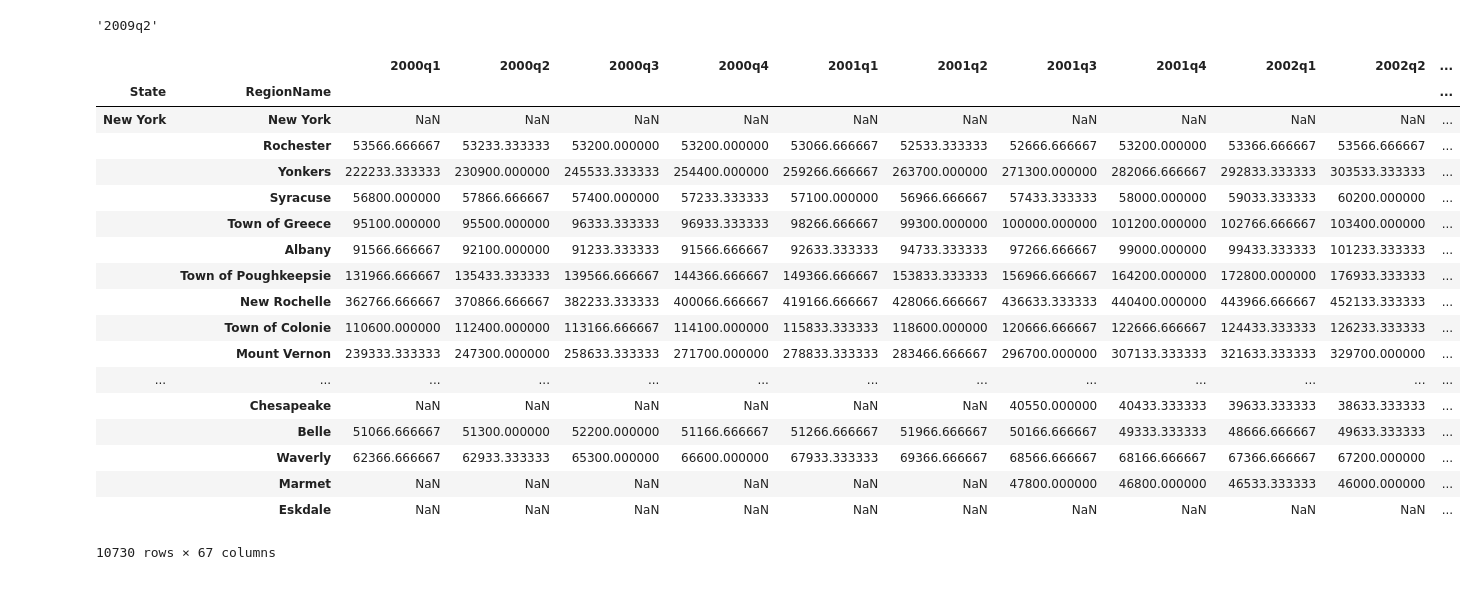
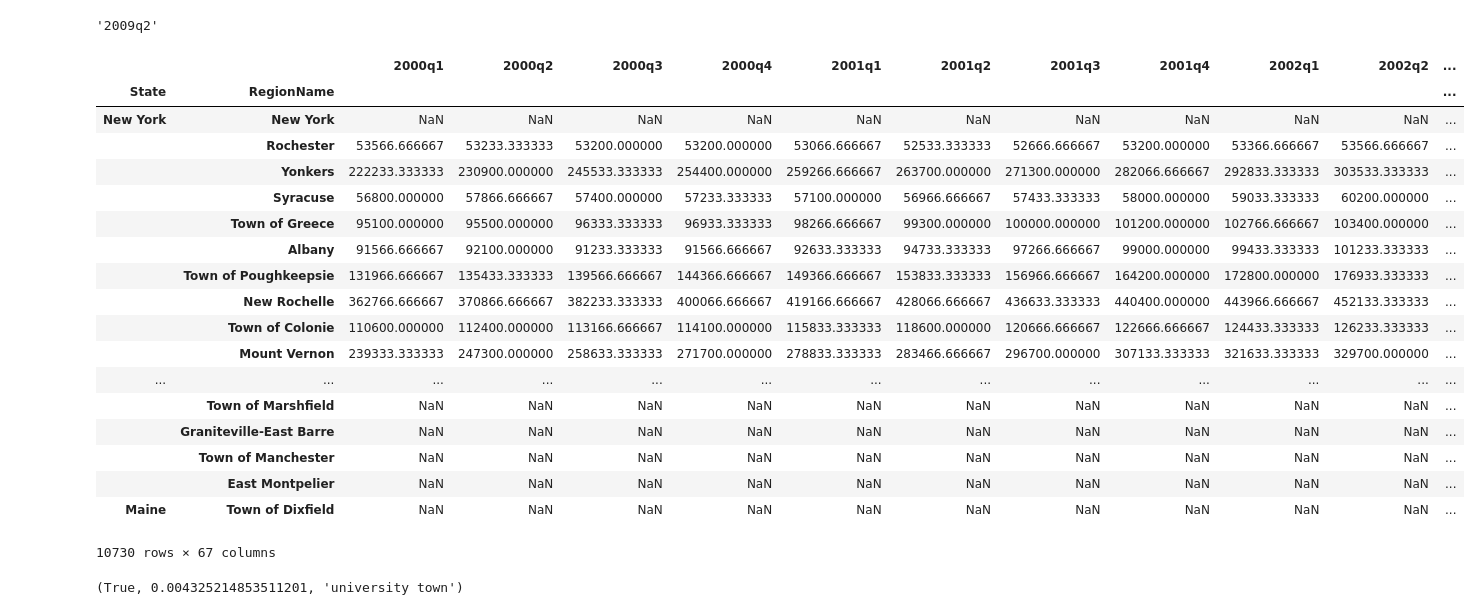
Before and after one commit to bholbein/applied-data-science-with-python, a Jupyter notebook: Introduction/Assignment+4.ipynb, the cells around one changed output. Drawn from its saved outputs; the diff is of its cells as text; code cells hidden in the pictures.

```diff
--- a/Introduction/Assignment+4.ipynb
+++ b/Introduction/Assignment+4.ipynb
@@ -165,41 +180,42 @@ def convert_housing_data_to_quarters():
     not arbitrary three month periods.
 
     The resulting dataframe should have 67 columns, and 10,730 rows.
     '''
+
     housing = (pd.read_csv('City_Zhvi_AllHomes.csv')
                .rename(columns={'State': 'state_short'})
+               .merge(states_map, left_on="state_short", right_on="state_short")
+               .set_index(['State', 'RegionName'])
               )
-    housing = (pd.merge(housing, states_map, left_on="state_short", right_on="state_short")
-              .set_index(['State', 'RegionName'])
-              )
+
     housing = (housing
                .loc[:,'2000-01':]
                .groupby(pd.PeriodIndex(housing.loc[:,'2000-01':].columns, freq='Q'), axis=1)
                .mean()
                .rename(columns=lambda c: str(c).lower())
              )
     return housing
 
 convert_housing_data_to_quarters()
 # %% [output]
 |  |  | 2000q1 | 2000q2 | 2000q3 | 2000q4 | 2001q1 | 2001q2 | 2001q3 | 2001q4 | 2002q1 | 2002q2 | ... |
 | State | RegionName |  |  |  |  |  |  |  |  |  |  | ... |
 | New York | New York | NaN | NaN | NaN | NaN | NaN | NaN | NaN | NaN | NaN | NaN | ... |
 |  | Rochester | 53566.666667 | 53233.333333 | 53200.000000 | 53200.000000 | 53066.666667 | 52533.333333 | 52666.666667 | 53200.000000 | 53366.666667 | 53566.666667 | ... |
 |  | Yonkers | 222233.333333 | 230900.000000 | 245533.333333 | 254400.000000 | 259266.666667 | 263700.000000 | 271300.000000 | 282066.666667 | 292833.333333 | 303533.333333 | ... |
 |  | Syracuse | 56800.000000 | 57866.666667 | 57400.000000 | 57233.333333 | 57100.000000 | 56966.666667 | 57433.333333 | 58000.000000 | 59033.333333 | 60200.000000 | ... |
 |  | Town of Greece | 95100.000000 | 95500.000000 | 96333.333333 | 96933.333333 | 98266.666667 | 99300.000000 | 100000.000000 | 101200.000000 | 102766.666667 | 103400.000000 | ... |
 |  | Albany | 91566.666667 | 92100.000000 | 91233.333333 | 91566.666667 | 92633.333333 | 94733.333333 | 97266.666667 | 99000.000000 | 99433.333333 | 101233.333333 | ... |
 |  | Town of Poughkeepsie | 131966.666667 | 135433.333333 | 139566.666667 | 144366.666667 | 149366.666667 | 153833.333333 | 156966.666667 | 164200.000000 | 172800.000000 | 176933.333333 | ... |
 |  | New Rochelle | 362766.666667 | 370866.666667 | 382233.333333 | 400066.666667 | 419166.666667 | 428066.666667 | 436633.333333 | 440400.000000 | 443966.666667 | 452133.333333 | ... |
 |  | Town of Colonie | 110600.000000 | 112400.000000 | 113166.666667 | 114100.000000 | 115833.333333 | 118600.000000 | 120666.666667 | 122666.666667 | 124433.333333 | 126233.333333 | ... |
 |  | Mount Vernon | 239333.333333 | 247300.000000 | 258633.333333 | 271700.000000 | 278833.333333 | 283466.666667 | 296700.000000 | 307133.333333 | 321633.333333 | 329700.000000 | ... |
 | ... | ... | ... | ... | ... | ... | ... | ... | ... | ... | ... | ... | ... |
-|  | Chesapeake | NaN | NaN | NaN | NaN | NaN | NaN | 40550.000000 | 40433.333333 | 39633.333333 | 38633.333333 | ... |
-|  | Belle | 51066.666667 | 51300.000000 | 52200.000000 | 51166.666667 | 51266.666667 | 51966.666667 | 50166.666667 | 49333.333333 | 48666.666667 | 49633.333333 | ... |
-|  | Waverly | 62366.666667 | 62933.333333 | 65300.000000 | 66600.000000 | 67933.333333 | 69366.666667 | 68566.666667 | 68166.666667 | 67366.666667 | 67200.000000 | ... |
-|  | Marmet | NaN | NaN | NaN | NaN | NaN | NaN | 47800.000000 | 46800.000000 | 46533.333333 | 46000.000000 | ... |
-|  | Eskdale | NaN | NaN | NaN | NaN | NaN | NaN | NaN | NaN | NaN | NaN | ... |
+|  | Town of Marshfield | NaN | NaN | NaN | NaN | NaN | NaN | NaN | NaN | NaN | NaN | ... |
+|  | Graniteville-East Barre | NaN | NaN | NaN | NaN | NaN | NaN | NaN | NaN | NaN | NaN | ... |
+|  | Town of Manchester | NaN | NaN | NaN | NaN | NaN | NaN | NaN | NaN | NaN | NaN | ... |
+|  | East Montpelier | NaN | NaN | NaN | NaN | NaN | NaN | NaN | NaN | NaN | NaN | ... |
+| Maine | Town of Dixfield | NaN | NaN | NaN | NaN | NaN | NaN | NaN | NaN | NaN | NaN | ... |
 10730 rows × 67 columns
 # %%
 def run_ttest():
@@ -217,4 +233,47 @@ def run_ttest():
     depending on which has a lower mean price ratio (which is equivilent to a
     reduced market loss).'''
 
-    return "ANSWER"
+    #receive converted housing data
+    housing = convert_housing_data_to_quarters()
+
+    #set variables
+    start, end, bottom = get_recession_start(), get_recession_end(), get_recession_bottom()
+
+    #get university towns & assign new column
+    university_towns = (get_list_of_university_towns()
+                        .assign(University = True)
+                       )
+
+    #calculate recession_lost
+    housing['recession_lost'] = housing[start] - housing[bottom]
+
+    #merge university towns with housing dataframe
+    housing = (housing
+               .reset_index()
+               .merge(university_towns[['State', 'RegionName', 'University']], how='left', on=['State', 'RegionName'])
+               .set_index(['State', 'RegionName'])
+               )
+
+    #fill missing values with False
+    housing['University'] = housing['University'].fillna(False)
+
+    #create two dataframes for regions with and without Universities
+    housing_university = housing[housing['University'] == True]
+    housing_no_university = housing[housing['University'] == False]
+
+    #Run t-test on both dataframes
+    t, p = ttest_ind(housing_university['recession_lost'].dropna(), housing_no_university['recession_lost'].dropna())
+    if p < 0.01:
+        different = True
+    else:
+        different = False
+
+    if housing_university['recession_lost'].mean() < housing_no_university['recession_lost'].mean():
+        better = "university town"
+    else:
+        better = "no-university town"
+    return different, p, better
+
+run_ttest()
+# %% [output]
+(True, 0.004325214853511201, 'university town')
```
Also changed, not shown: parts of 4 cells of this notebook, 1 other file.
